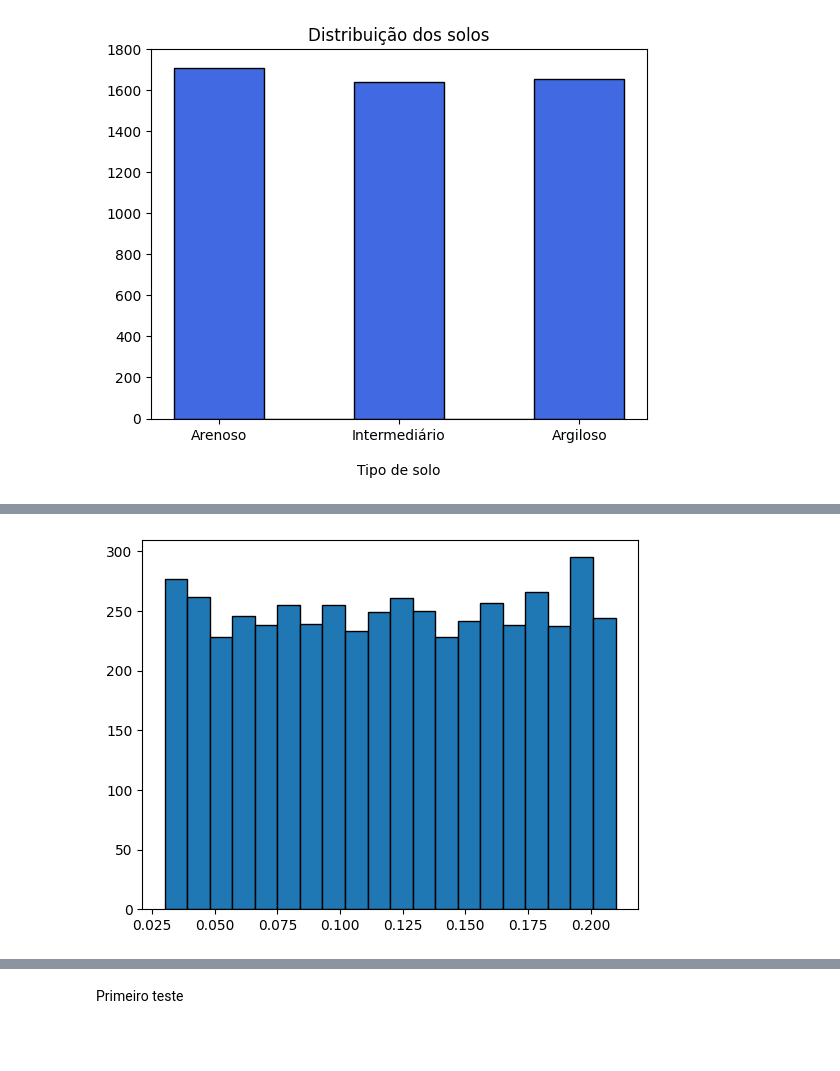
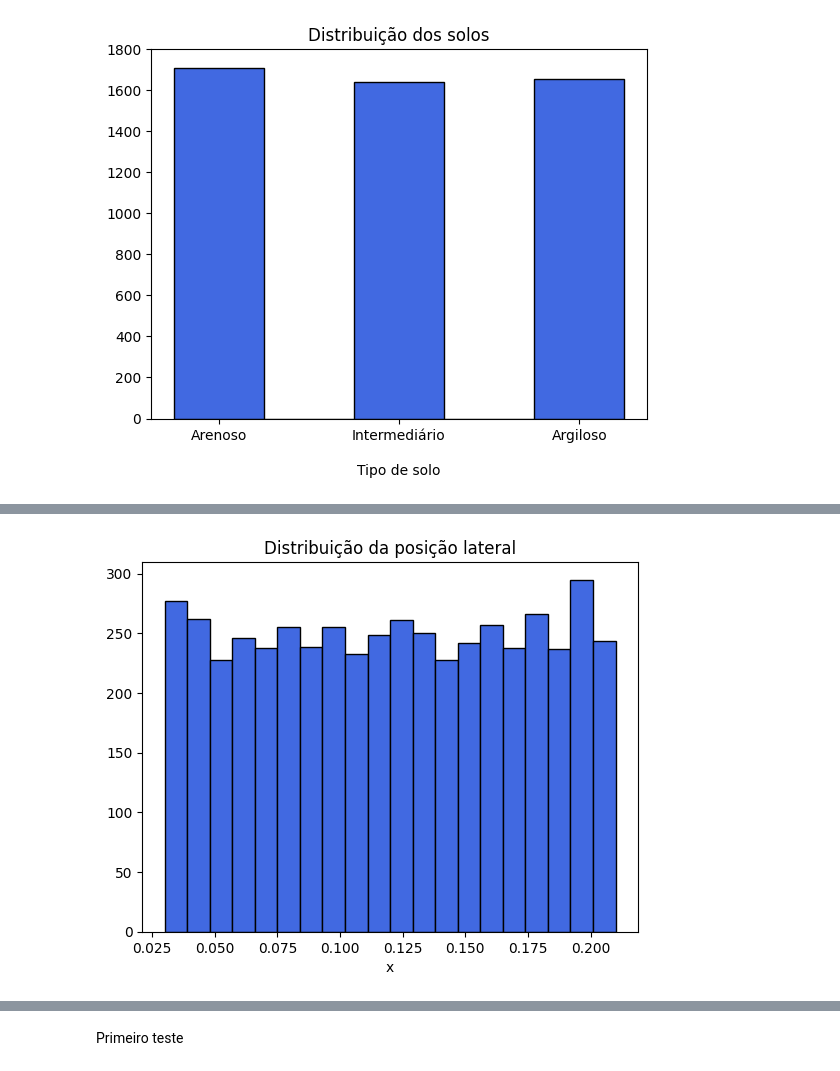
Before and after one commit to andrefsr/Machine-Learning-on-detection-of-buried-cylinders-via-GPR, a Jupyter notebook: sec_sim/machine_learning/data_analysis.ipynb, the cells around one changed output, grey strips where cells are left out. Drawn from its saved outputs; the diff is of its cells as text; code cells hidden in the pictures; blank space fills up the shorter version.

```diff
--- a/sec_sim/machine_learning/data_analysis.ipynb
+++ b/sec_sim/machine_learning/data_analysis.ipynb
@@ -78,9 +81,11 @@ plt.show()
 # %%
 plt.figure()
-plt.hist(df_labels['pos_x'],bins=20,edgecolor='black')
+plt.title('Distribuição da posição lateral')
+plt.hist(df_labels['pos_x'],bins=20,edgecolor='black',color='royalblue')
+plt.xlabel('x')
 plt.show()
 # %% [output]
-[figure, old version]
+[figure, new version]
 # %%
 df_soil1 = df_labels[df_labels['soil_type']==1]
 df_soil2 = df_labels[df_labels['soil_type']==2]
```
Also changed, not shown: parts of 4 cells of this notebook, 2 other files.
